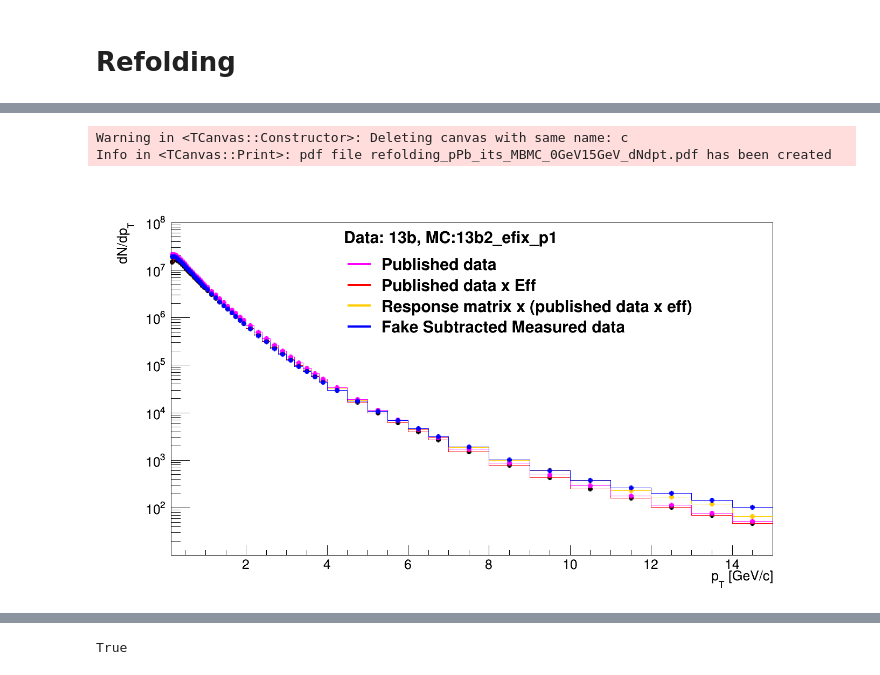
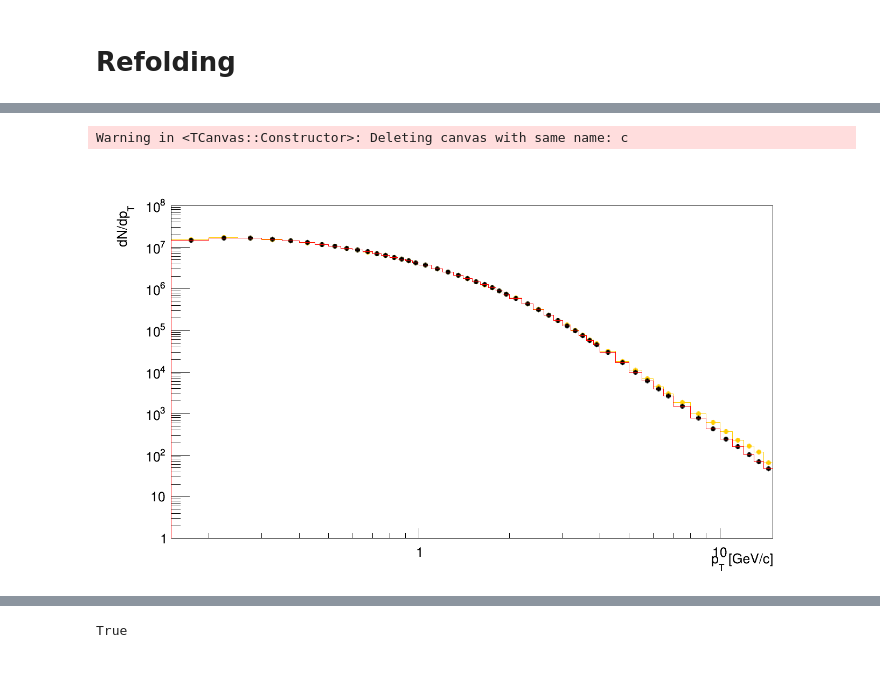
Before and after one commit to dhruvdixit/CorrelationAnalysis, a Jupyter notebook: NtupleAnalysis/InputData/Unfolding_pPb_counts.ipynb, the cells around one changed output, grey strips where cells are left out. Cells and saved outputs as stored; diff of their text form; code cells hidden in the pictures.

```diff
--- a/NtupleAnalysis/InputData/Unfolding_pPb_counts.ipynb
+++ b/NtupleAnalysis/InputData/Unfolding_pPb_counts.ipynb
@@ -577,33 +690,33 @@ for ibin in range(1, divBin_data_bkgsub.GetNbinsX()+1):
 # %%
 c= ROOT.TCanvas('c','c',1400,800)
 #h.SetLineColor(ROOT.kMagenta)
 #data_bkgsub.SetLineColor(ROOT.kBlue)
 #data_refolded.SetLineColor(ROOT.kOrange)
 #h.SetMarkerColor(ROOT.kMagenta)
 #data_bkgsub.SetMarkerColor(ROOT.kBlue)
 #data_refolded.SetMarkerColor(ROOT.kOrange)
 
 divBin_data_refolded.SetTitle(";p_{T} [GeV/c];dN/dp_{T}")
+divBin_data_refolded.GetXaxis().SetRangeUser(0.15,15)
+divBin_data_refolded.GetYaxis().SetRangeUser(1,1e8)
 
-#data_refolded.GetXaxis().SetRangeUser(1,15)
-divBin_data_refolded.GetYaxis().SetRangeUser(10,1e8)
 divBin_data_refolded.Draw('histe')
 divBin_h_wEff.Draw('histesame')
-divBin_h.Draw('histesame')
-divBin_data_bkgsub.Draw('histesame')
+#divBin_h.Draw('histesame')
+#divBin_data_bkgsub.Draw('histesame')
 
 
-label = Legend("Data: 13b, MC:13b2_efix_p1")
-label.Add(divBin_h,'Published data','L')
-label.Add(divBin_h_wEff,'Published data x Eff','L')
-label.Add(divBin_data_refolded,'Response matrix x (published data x eff)','L')
-label.Add(divBin_data_bkgsub,'Fake Subtracted Measured data','L')
-label.Draw(.33,.85)
+#label = Legend("Data: 13b, MC:13b2_efix_p1")
+#label.Add(divBin_h,'Published data','L')
+#label.Add(divBin_h_wEff,'Published data x Eff','L')
+#label.Add(divBin_data_refolded,'Response matrix x (published data x eff)','L')
+#label.Add(divBin_data_bkgsub,'Fake Subtracted Measured data','L')
+#label.Draw(.33,.85)
 
 c.SetLogy()
+c.SetLogx()
 c.Draw()
 #c.SaveAs('refolding_pPb_its_MBMC_0GeV15GeV_dNdpt.pdf')
 # %% [output]
 Warning in <TCanvas::Constructor>: Deleting canvas with same name: c
-Info in <TCanvas::Print>: pdf file refolding_pPb_its_MBMC_0GeV15GeV_dNdpt.pdf has been created
-[figure, old version]
+[figure, new version]
```
Also changed, not shown: parts of 38 cells of this notebook, 7 other files.
